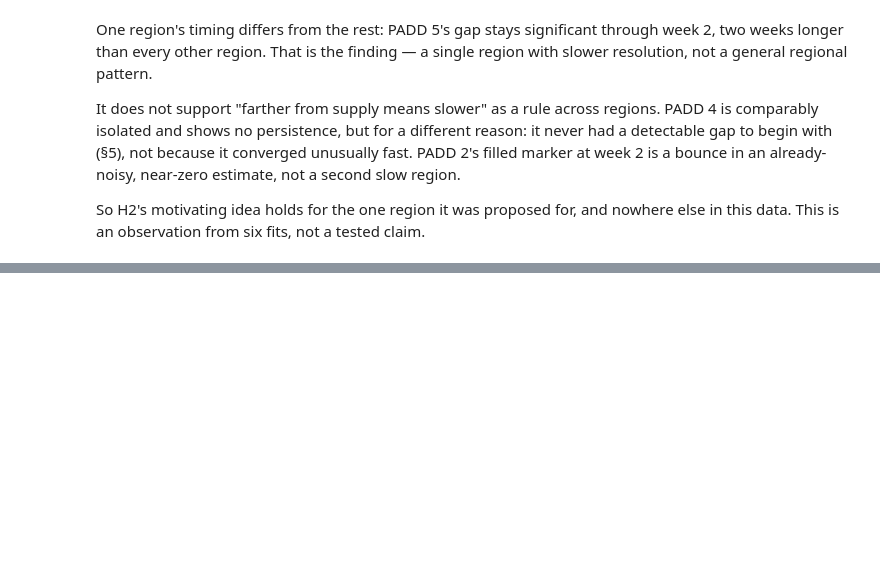
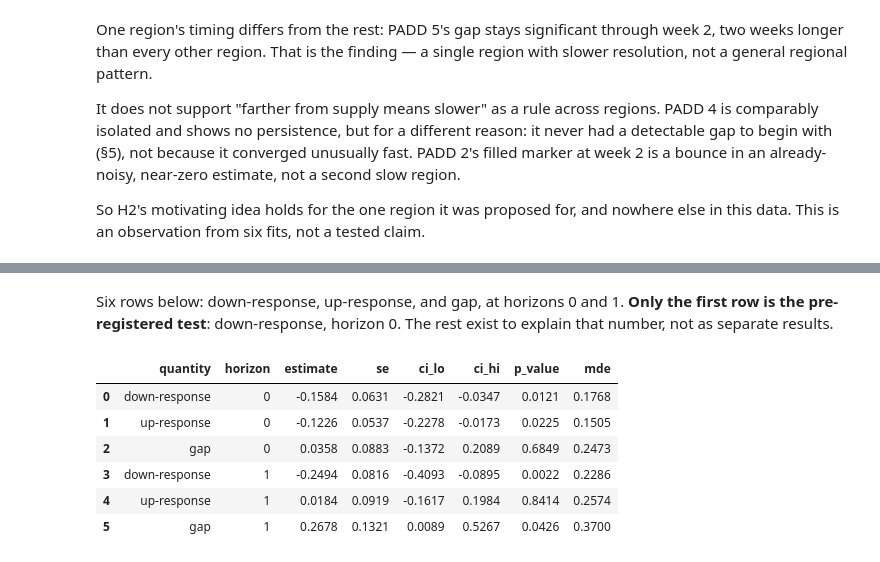
Before and after one commit to ElKuksi/gasoline-rockets-and-feathers, a Jupyter notebook: notebooks/08_regional.ipynb, the cells around one changed output, grey strips where cells are left out. Saved outputs shown, nothing was run; the diff lists cells and outputs as text; code cells hidden in the pictures; blank space fills up the shorter version.

Commit message:
Test the PADD 5 vs PADD 3 down-response difference on a region-differenced series

```diff
--- a/notebooks/08_regional.ipynb
+++ b/notebooks/08_regional.ipynb
@@ -409,0 +416,51 @@ data. This is an observation from six fits, not a tested claim.
+# %% [markdown]
+Six rows below: down-response, up-response, and gap, at horizons 0 and 1. **Only the
+first row is the pre-registered test**: down-response, horizon 0. The rest exist to explain that
+number, not as separate results.
+# %%
+from src.regional import build_region_difference
+from scipy.stats import norm
+
+from src.asymmetry import restriction_vector
+
+
+def cumulative_effect(res, direction: str, horizon: int) -> dict:
+    """Point estimate, SE, 95% CI, and p-value for the cumulative up- or down-response
+    through `horizon`, via `res.t_test` on a restriction vector -- the same technique
+    `cumulative_passthrough`/`test_asymmetry` use, extended to expose the p-value neither
+    returns."""
+    names = {f"d_{direction}_lag{k}" for k in range(horizon + 1)}
+    t = res.t_test(restriction_vector(res, positive_names=names))
+    ci = t.conf_int()
+    return {"estimate": t.effect.item(), "se": t.sd.item(), "ci_lo": ci[0][0].item(), "ci_hi": ci[0][1].item(), "p_value": t.pvalue.item()}
+
+
+TARGET, REFERENCE = "PADD 5", "PADD 3"
+MEANINGFUL = 0.10  # $/gal per $1/gal crude move, fixed in §1
+
+diff_53 = build_region_difference(retail_by_region[TARGET], retail_by_region[REFERENCE])
+with _quiet():
+    design_diff = build_design_matrix(diff_53, weekly_crude, K=K, mode="weekly")
+res_diff = fit_distributed_lag(design_diff, maxlags=DEFAULT_HAC_MAXLAGS)
+
+power_factor = norm.ppf(0.975) + norm.ppf(0.80)  # ~2.80, minimum detectable effect at 80% power
+
+primary_rows = []
+for h in (0, 1):
+    down = cumulative_effect(res_diff, "down", h)
+    up = cumulative_effect(res_diff, "up", h)
+    gap = test_asymmetry(res_diff, K=K, horizon=h)
+    primary_rows.append({"quantity": "down-response", "horizon": h, **down, "mde": power_factor * down["se"]})
+    primary_rows.append({"quantity": "up-response", "horizon": h, "estimate": up["estimate"], "se": up["se"], "ci_lo": up["ci_lo"], "ci_hi": up["ci_hi"], "p_value": up["p_value"], "mde": power_factor * up["se"]})
+    primary_rows.append({"quantity": "gap", "horizon": h, "estimate": gap["estimate"], "se": gap["se"], "ci_lo": gap["ci_lo"], "ci_hi": gap["ci_hi"], "p_value": gap["p_value"], "mde": power_factor * gap["se"]})
+
+primary_table = pd.DataFrame(primary_rows)[["quantity", "horizon", "estimate", "se", "ci_lo", "ci_hi", "p_value", "mde"]]
+display_with_pvalue(primary_table)
+# %% [output]
+|  | quantity | horizon | estimate | se | ci_lo | ci_hi | p_value | mde |
+| 0 | down-response | 0 | -0.1584 | 0.0631 | -0.2821 | -0.0347 | 0.0121 | 0.1768 |
+| 1 | up-response | 0 | -0.1226 | 0.0537 | -0.2278 | -0.0173 | 0.0225 | 0.1505 |
+| 2 | gap | 0 | 0.0358 | 0.0883 | -0.1372 | 0.2089 | 0.6849 | 0.2473 |
+| 3 | down-response | 1 | -0.2494 | 0.0816 | -0.4093 | -0.0895 | 0.0022 | 0.2286 |
+| 4 | up-response | 1 | 0.0184 | 0.0919 | -0.1617 | 0.1984 | 0.8414 | 0.2574 |
+| 5 | gap | 1 | 0.2678 | 0.1321 | 0.0089 | 0.5267 | 0.0426 | 0.3700 |
```
Also changed, not shown: parts of 7 cells of this notebook, 2 other files.
